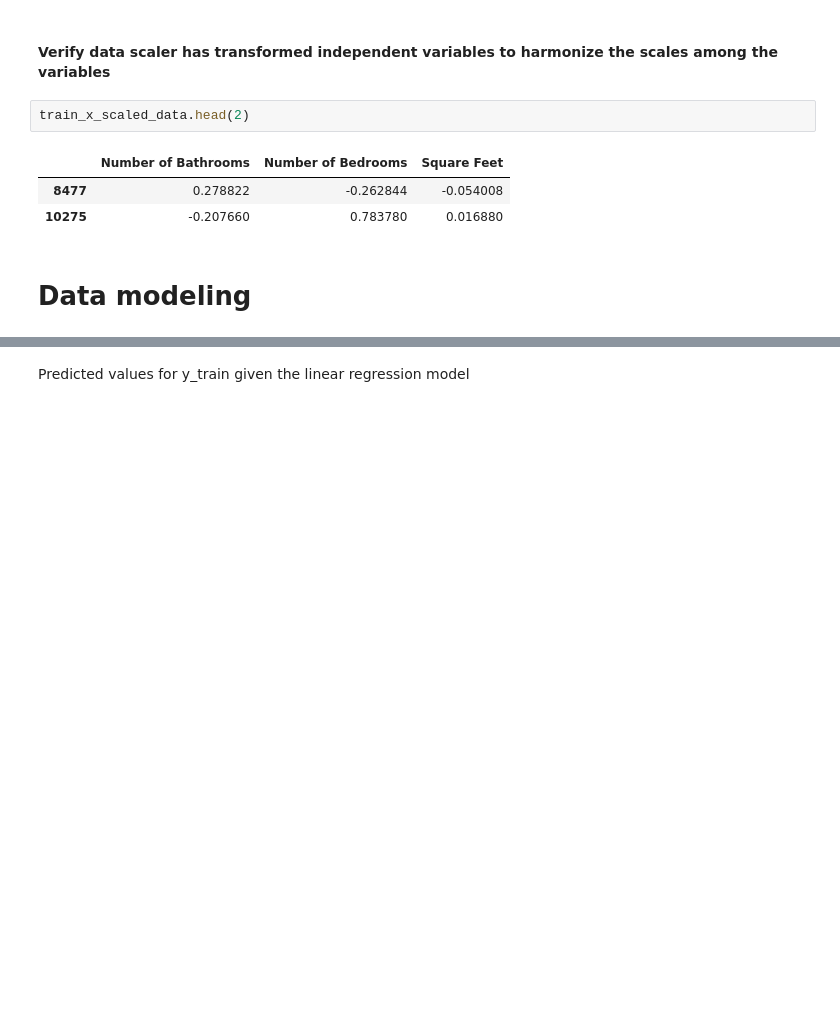
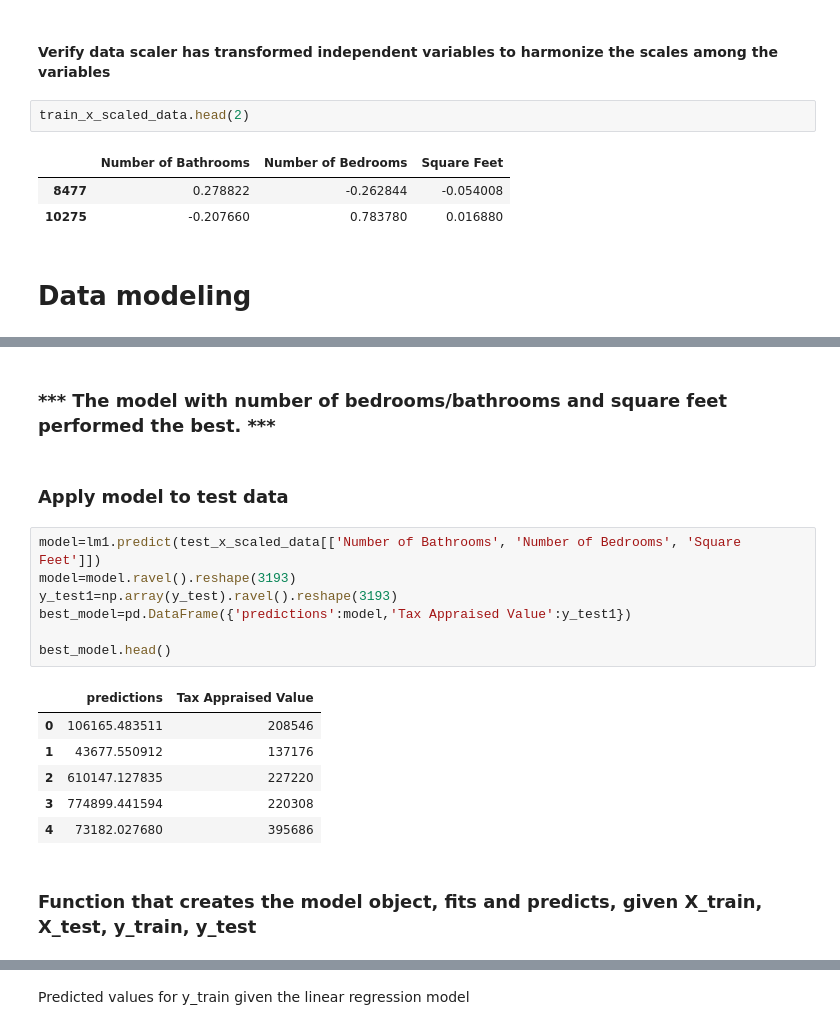
Before and after one commit to soslin/zillow-project, a Jupyter notebook: zillow_project.ipynb, the cells around one changed output, grey strips where cells are left out. Drawn from its saved outputs; the diff is of its cells as text; blank space fills up the shorter version.

```diff
--- a/zillow_project.ipynb
+++ b/zillow_project.ipynb
@@ -255,0 +314,20 @@ coefficients:  [[  54558.47376137 -137406.19237539  451263.14727761]]
+# %% [markdown]
+### *** The model with number of bedrooms/bathrooms and square feet performed the best. ***
+# %% [markdown]
+### Apply model to test data
+# %%
+model=lm1.predict(test_x_scaled_data[['Number of Bathrooms', 'Number of Bedrooms', 'Square Feet']])
+model=model.ravel().reshape(3193)
+y_test1=np.array(y_test).ravel().reshape(3193)
+best_model=pd.DataFrame({'predictions':model,'Tax Appraised Value':y_test1})
+
+best_model.head()
+# %% [output]
+|  | predictions | Tax Appraised Value |
+| 0 | 106165.483511 | 208546 |
+| 1 | 43677.550912 | 137176 |
+| 2 | 610147.127835 | 227220 |
+| 3 | 774899.441594 | 220308 |
+| 4 | 73182.027680 | 395686 |
+# %% [markdown]
+### Function that creates the model object, fits and predicts, given X_train, X_test, y_train, y_test
```
Also changed, not shown: parts of 32 cells of this notebook, 1 other file.
